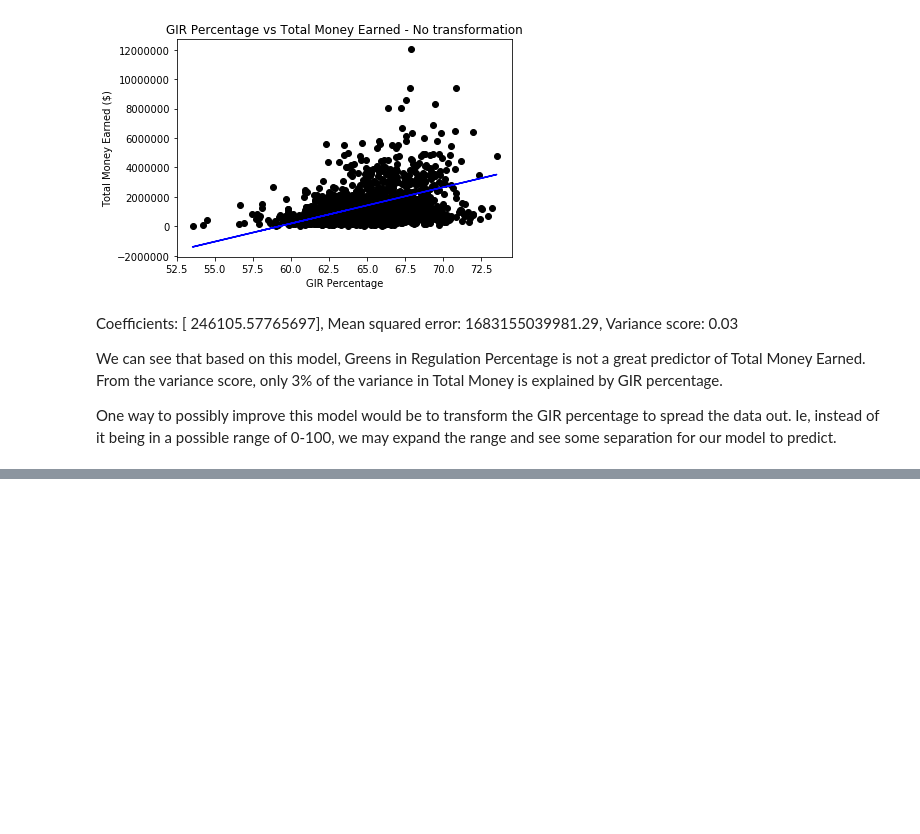
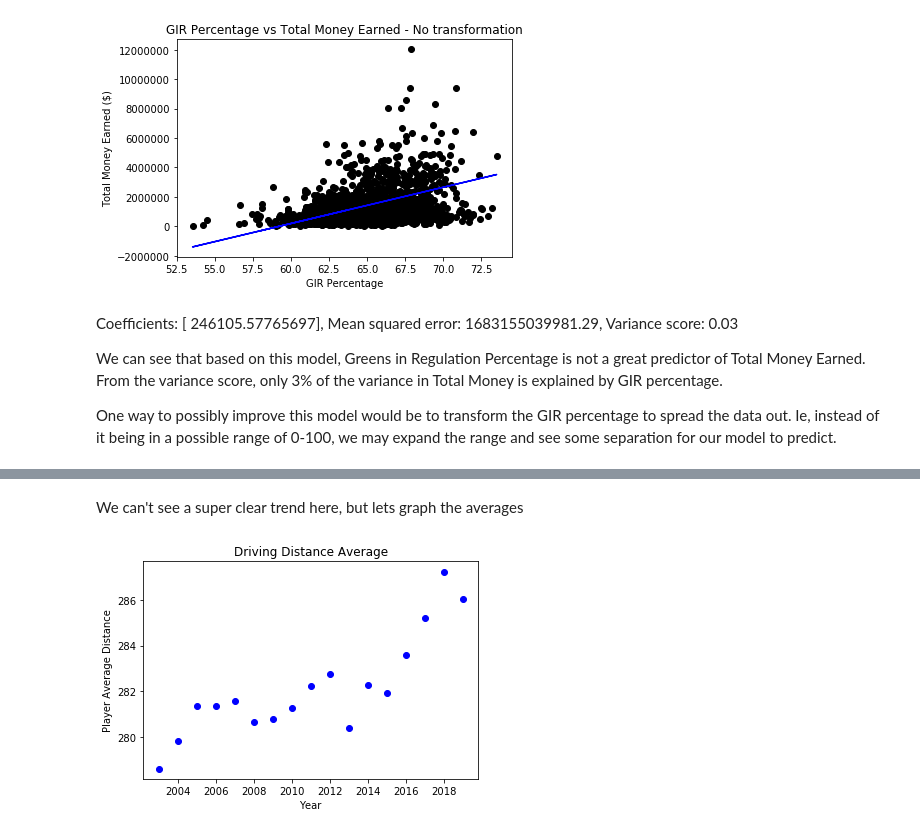
Before and after one commit to dcoh/Golf_Stat_Web_Scraping, a Jupyter notebook: Golf Stat Scraping Project.ipynb, the cells around one changed output, grey strips where cells are left out. Cells and saved outputs as stored; diff of their text form; code cells hidden in the pictures; blank space fills up the shorter version.

```diff
--- a/Golf Stat Scraping Project.ipynb
+++ b/Golf Stat Scraping Project.ipynb
@@ -249,0 +287,18 @@ One way to possibly improve this model would be to transform the GIR percentage
+# %% [markdown]
+We can't see a super clear trend here, but lets graph the averages
+# %%
+year_average_y = []
+year_x = []
+for i in range(2003, 2020):
+    avg = driving_distance[driving_distance['YEAR']==i]['ALL DRIVES'].mean()
+    year_average_y.append(avg)
+    year_x.append(i)
+# %%
+plt.ticklabel_format(style='plain', axis='y')
+plt.title('Driving Distance Average')
+plt.ylabel('Player Average Distance')
+plt.xlabel('Year')
+plt.scatter(year_x, year_average_y, color='blue')
+plt.show()
+# %% [output]
+[figure, added]
```
Also changed, not shown: parts of 19 cells of this notebook.
